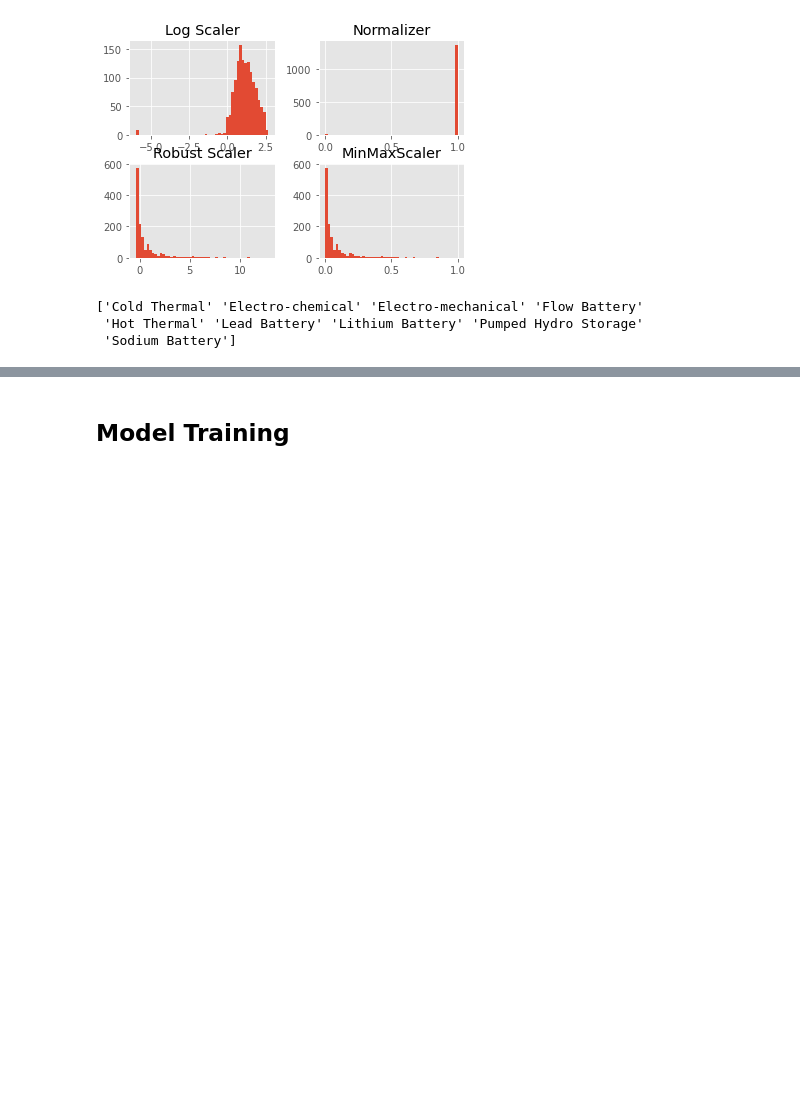
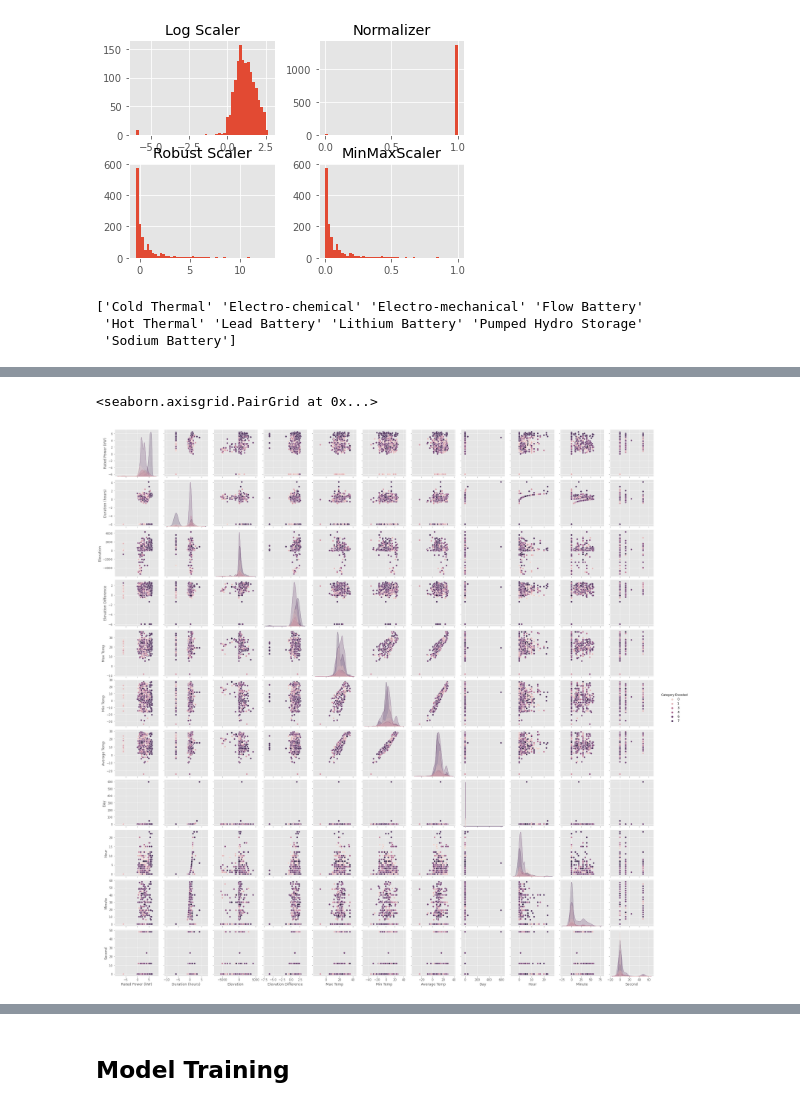
Before and after one commit to zhoutianxun/Energy-Storage-System-Predictor, a Jupyter notebook: Model Training.ipynb, the cells around one changed output, grey strips where cells are left out. Drawn from its saved outputs; the diff is of its cells as text; code cells hidden in the pictures; blank space fills up the shorter version.

```diff
--- a/Model Training.ipynb
+++ b/Model Training.ipynb
@@ -304,7 +346,7 @@ Index(['Technology Broad Category', 'Technology Mid-Type',
       dtype='object')
 # %%
 # remove the following columns
-to_drop = ['Technology Broad Category','Technology Mid-Type','Technology Sub-Type','Status','Longitude','Latitude','Category','Category_i']
+to_drop = ['Technology Broad Category','Technology Mid-Type','Technology Sub-Type','Status','Longitude','Latitude','Category']
 data2 = data2.drop(to_drop, axis=1)
 data2.head()
 # %% [output]
@@ -314,3 +356,8 @@ data2.head()
 | 2 | 4.462398 | -6.0 | 66.019066 | 1.803218 | 20.7 | -6.0 | 7.833333 | ... |
 | 3 | 5.130334 | -6.0 | 888.960022 | -1.398168 | 16.9 | -0.6 | 8.075000 | ... |
 | 4 | 4.477121 | -6.0 | 173.639954 | 0.391144 | 17.0 | -9.7 | 4.266667 | ... |
+# %%
+sb.pairplot(data2,hue='Category Encoded')
+# %% [output]
+<seaborn.axisgrid.PairGrid at 0x...>
+[figure, added]
```
Also changed, not shown: parts of 38 cells of this notebook, 2 other files.
